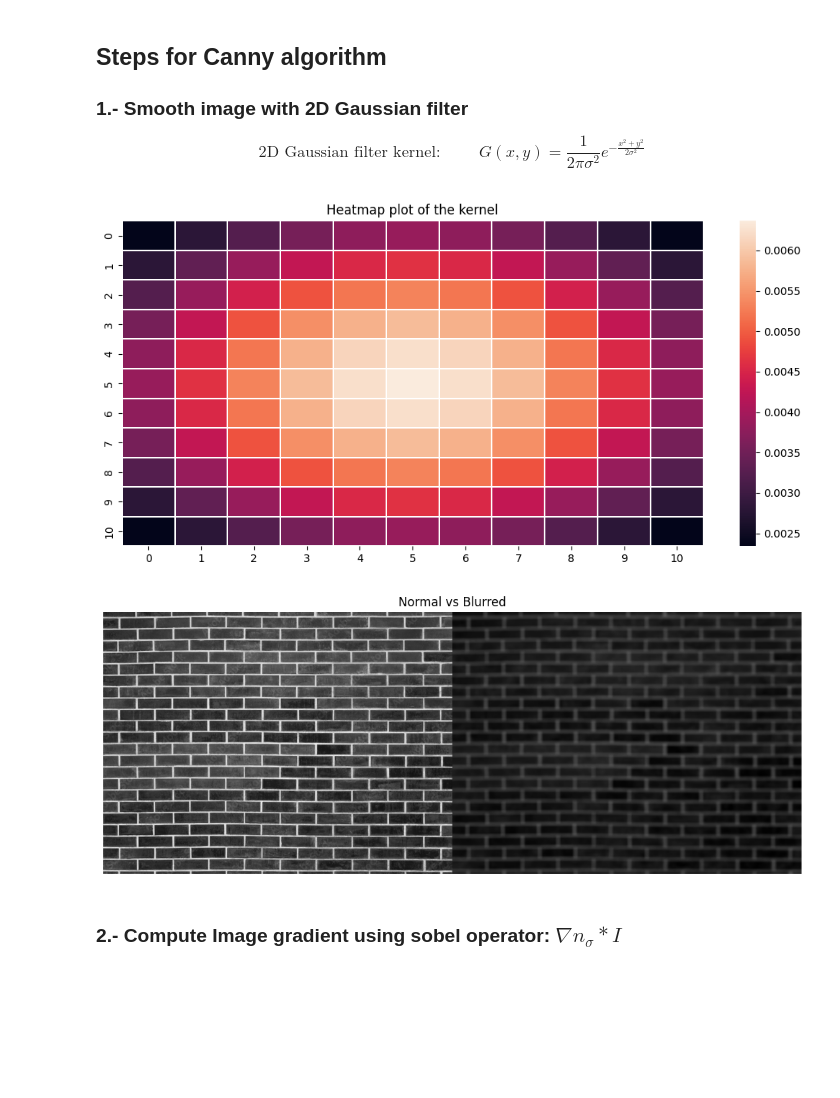
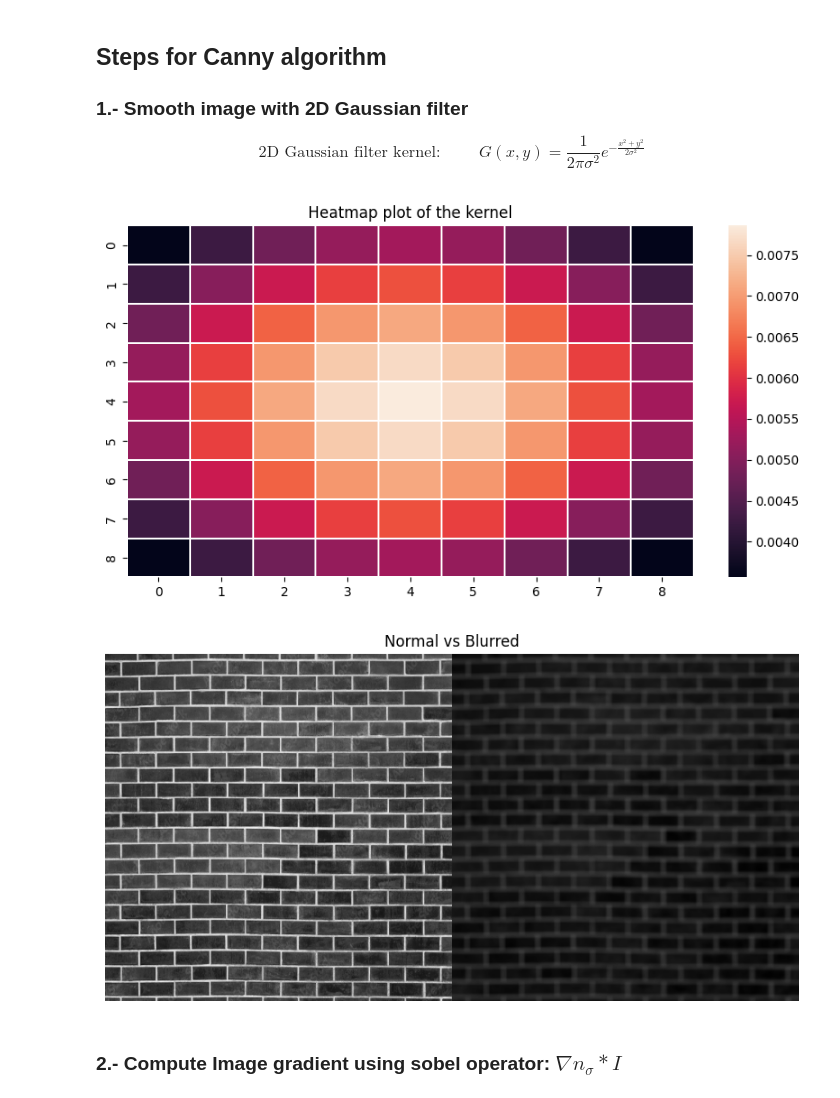
Before and after one commit to GeraGzGm/My_Courses, a Jupyter notebook: Fisrt Principles of Computer Vision/Features and Boundaries/Edge Detection Canny/CannyEdgeDetector.ipynb, the cells around one changed output. Saved outputs shown, nothing was run; the diff lists cells and outputs as text; code cells hidden in the pictures; blank space fills up the shorter version.

```diff
--- a/Fisrt Principles of Computer Vision/Features and Boundaries/Edge Detection Canny/CannyEdgeDetector.ipynb
+++ b/Fisrt Principles of Computer Vision/Features and Boundaries/Edge Detection Canny/CannyEdgeDetector.ipynb
@@ -23,7 +23,7 @@ def plot_img(img, title):
     plt.show()
 # %%
 img_color = cv2.imread(dir_path+im_name) #Read image in grey scale
-img_color = cv2.resize(img_color, (800,600), interpolation = cv2.INTER_CUBIC)
+img_color = cv2.resize(img_color, (500,500), interpolation = cv2.INTER_CUBIC)
 img = cv2.cvtColor(img_color,cv2.COLOR_BGR2GRAY)
 plot_img(img, "Gray Image")
 # %% [output]
@@ -36,28 +36,28 @@ $$ \text{2D Gaussian filter kernel:} \hspace{1cm} G(x,y) = \frac{1}{2\pi \sigma^
 # %%
 def Gaussian_filter(image :np.array, size :int, sigma : float, verbose = False) -> np.array:
     k = size//2
     kernel =  np.asarray([[1/(2*pi*sigma**2) * exp( -(i**2+j**2)/(2*sigma**2)) for j in range(-k,k + 1)]  for i in range(-k,k + 1)], dtype="float32")
     filtered = cv2.filter2D(image, -1 , kernel)
 
     ax = sns.heatmap(kernel, linewidth=0.1)
     plt.title('Heatmap plot of the kernel')
     plt.rcParams['figure.figsize'] = [10, 5]
     plt.show()
 
     plot_img( np.concatenate((img, filtered), axis = 1), "Normal vs Blurred" )
     #plot_img( filtered, "Blurred" )
 
     if verbose:
         for row in kernel:
             print(row)
         print("Center: {}".format(kernel[k][k]))
 
     return filtered
 
-blurred = Gaussian_filter(img,size = 11,sigma = 5)
+blurred = Gaussian_filter(img,size = 9,sigma = 4.5)
 # %% [output]
-[figure, old version]
+[figure, new version]
-[figure, old version]
+[figure, new version]
 # %% [markdown]
 ### 2.- Compute Image gradient using sobel operator: $\nabla n_{\sigma} \ast I$
 # %%
```
Also changed, not shown: parts of 6 cells of this notebook, 4 other files.
